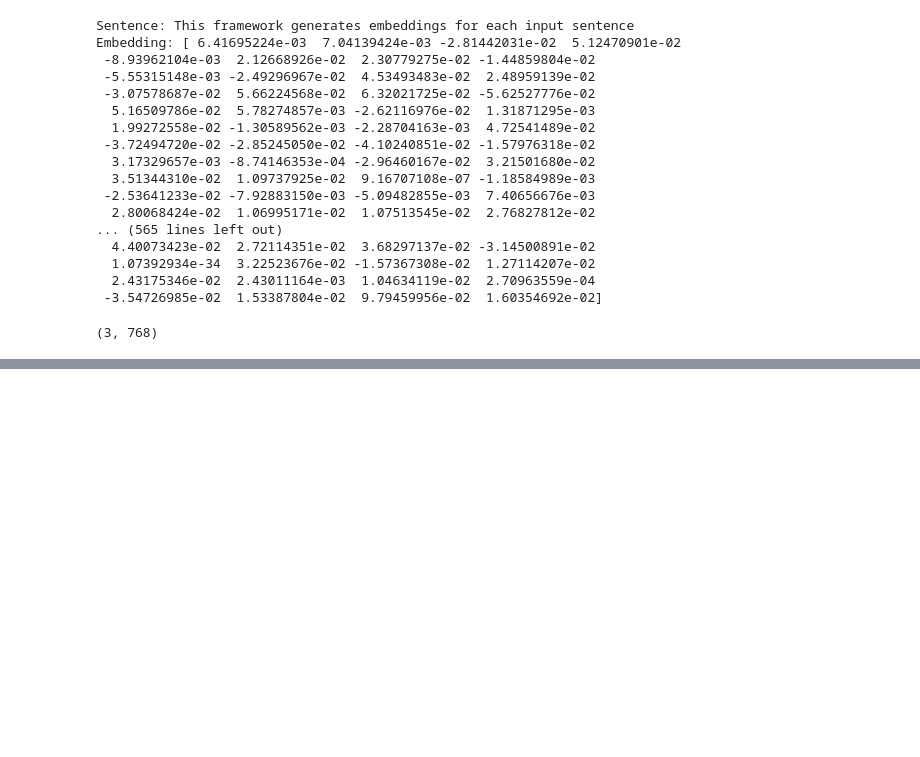
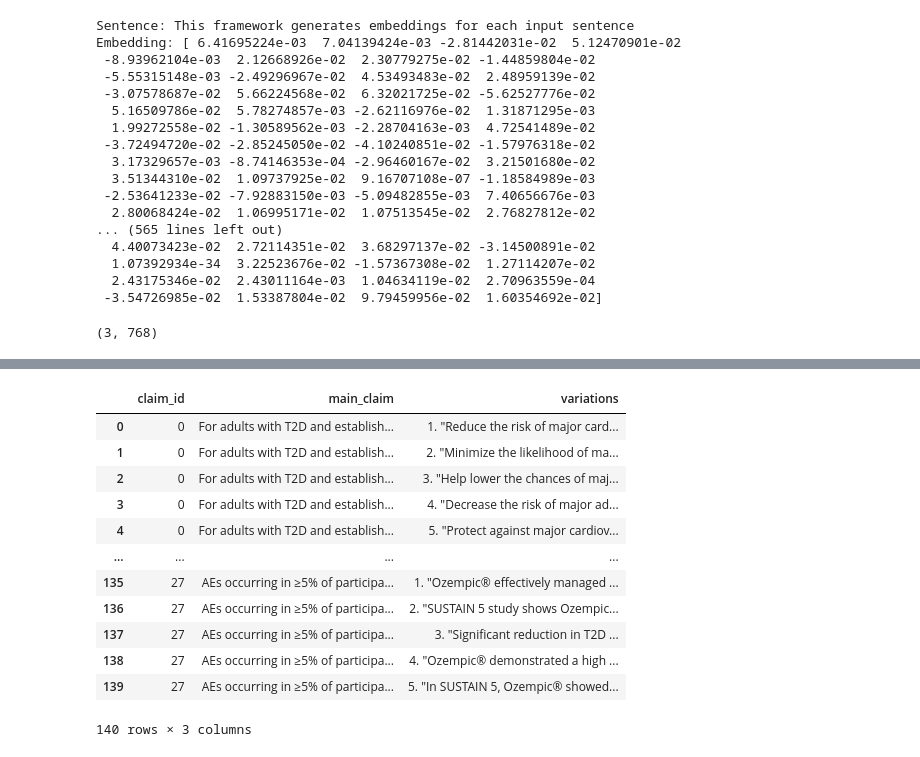
Before and after one commit to farazahmadi/Yama, a Jupyter notebook: claim_sim.ipynb, the cells around one changed output, grey strips where cells are left out. Saved outputs shown, nothing was run; the diff lists cells and outputs as text; code cells hidden in the pictures; blank space fills up the shorter version.

```diff
--- a/claim_sim.ipynb
+++ b/claim_sim.ipynb
@@ -95,0 +183,16 @@ For adults with T2D and established CVD, to reduce risk of MACE
+# %%
+claims
+# %% [output]
+|  | claim_id | main_claim | variations |
+| 0 | 0 | For adults with T2D and establish... | 1. "Reduce the risk of major card... |
+| 1 | 0 | For adults with T2D and establish... | 2. "Minimize the likelihood of ma... |
+| 2 | 0 | For adults with T2D and establish... | 3. "Help lower the chances of maj... |
+| 3 | 0 | For adults with T2D and establish... | 4. "Decrease the risk of major ad... |
+| 4 | 0 | For adults with T2D and establish... | 5. "Protect against major cardiov... |
+| ... | ... | ... | ... |
+| 135 | 27 | AEs occurring in ≥5% of participa... | 1. "Ozempic® effectively managed ... |
+| 136 | 27 | AEs occurring in ≥5% of participa... | 2. "SUSTAIN 5 study shows Ozempic... |
+| 137 | 27 | AEs occurring in ≥5% of participa... | 3. "Significant reduction in T2D ... |
+| 138 | 27 | AEs occurring in ≥5% of participa... | 4. "Ozempic® demonstrated a high ... |
+| 139 | 27 | AEs occurring in ≥5% of participa... | 5. "In SUSTAIN 5, Ozempic® showed... |
+140 rows × 3 columns
```
Also changed, not shown: parts of 8 cells of this notebook, 1 other file.
